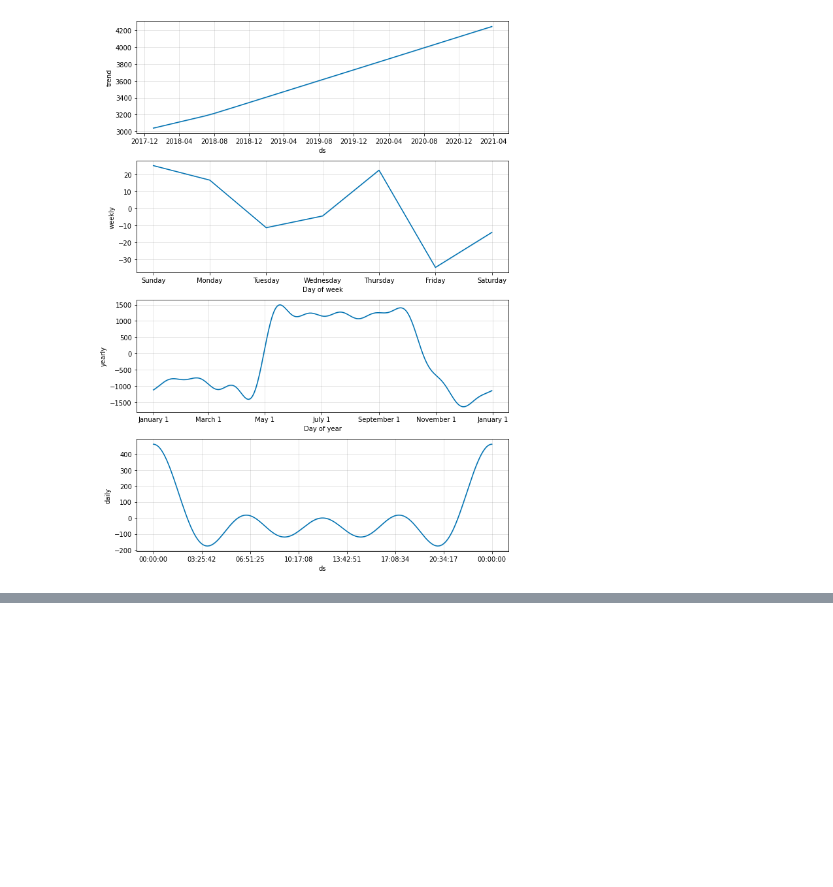
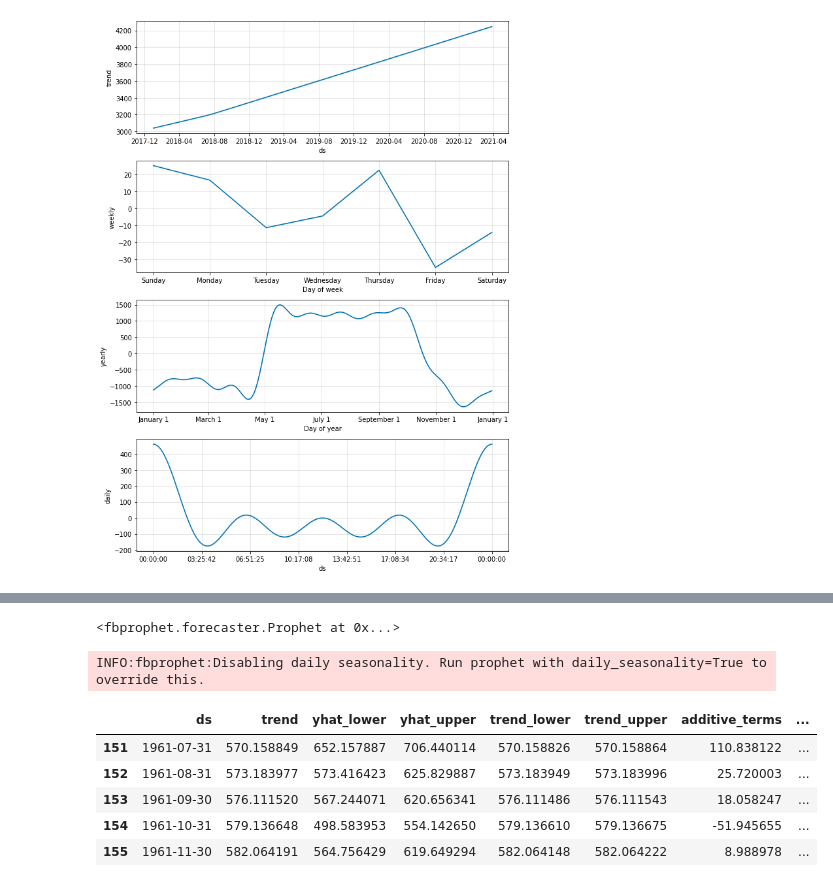
Before and after one commit to pksnj/TimeSeriesForecastingProphet, a Jupyter notebook: Facebook Prophet.ipynb, the cells around one changed output, grey strips where cells are left out. Saved outputs shown, nothing was run; the diff lists cells and outputs as text; code cells hidden in the pictures; blank space fills up the shorter version.

```diff
--- a/Facebook Prophet.ipynb
+++ b/Facebook Prophet.ipynb
@@ -80,0 +86,5 @@ plt2 = m.plot_components(forecast)
+# %%
+#ap = pd.read_csv("AirPassengers.csv", index_col='Month', parse_dates=True)
+ap = pd.read_csv('AirPassengers.csv')
+ap['Month'] = pd.to_datetime(ap['Month'], infer_datetime_format=True)
+ap
@@ -80,0 +205,24 @@ plt2 = m.plot_components(forecast)
+# %%
+#mp = Prophet(interval_width=0.95, daily_seasonality=True)
+#m = Prophet(interval_width=0.95, weekly_seasonality=False, seasonality_mode='multiplicative')
+m = Prophet(weekly_seasonality=False)
+#m.add_seasonality(name='monthly', period=30.5, fourier_order=5)
+m.add_seasonality(name='monthly', period=30.5, fourier_order=5)
+#m.add_country_holidays(country_name='US')
+# %% [output]
+<fbprophet.forecaster.Prophet at 0x...>
+# %%
+model = m.fit(ap)
+# %% [output]
+INFO:fbprophet:Disabling daily seasonality. Run prophet with daily_seasonality=True to override this.
+# %%
+future = m.make_future_dataframe(periods=12, freq='M') ##, include_history=True)
+forecast = m.predict(future)
+forecast.tail()
+# %% [output]
+|  | ds | trend | yhat_lower | yhat_upper | trend_lower | trend_upper | additive_terms | ... |
+| 151 | 1961-07-31 | 570.158849 | 652.157887 | 706.440114 | 570.158826 | 570.158864 | 110.838122 | ... |
+| 152 | 1961-08-31 | 573.183977 | 573.416423 | 625.829887 | 573.183949 | 573.183996 | 25.720003 | ... |
+| 153 | 1961-09-30 | 576.111520 | 567.244071 | 620.656341 | 576.111486 | 576.111543 | 18.058247 | ... |
+| 154 | 1961-10-31 | 579.136648 | 498.583953 | 554.142650 | 579.136610 | 579.136675 | -51.945655 | ... |
+| 155 | 1961-11-30 | 582.064191 | 564.756429 | 619.649294 | 582.064148 | 582.064222 | 8.988978 | ... |
```
Also changed, not shown: parts of 17 cells of this notebook.
